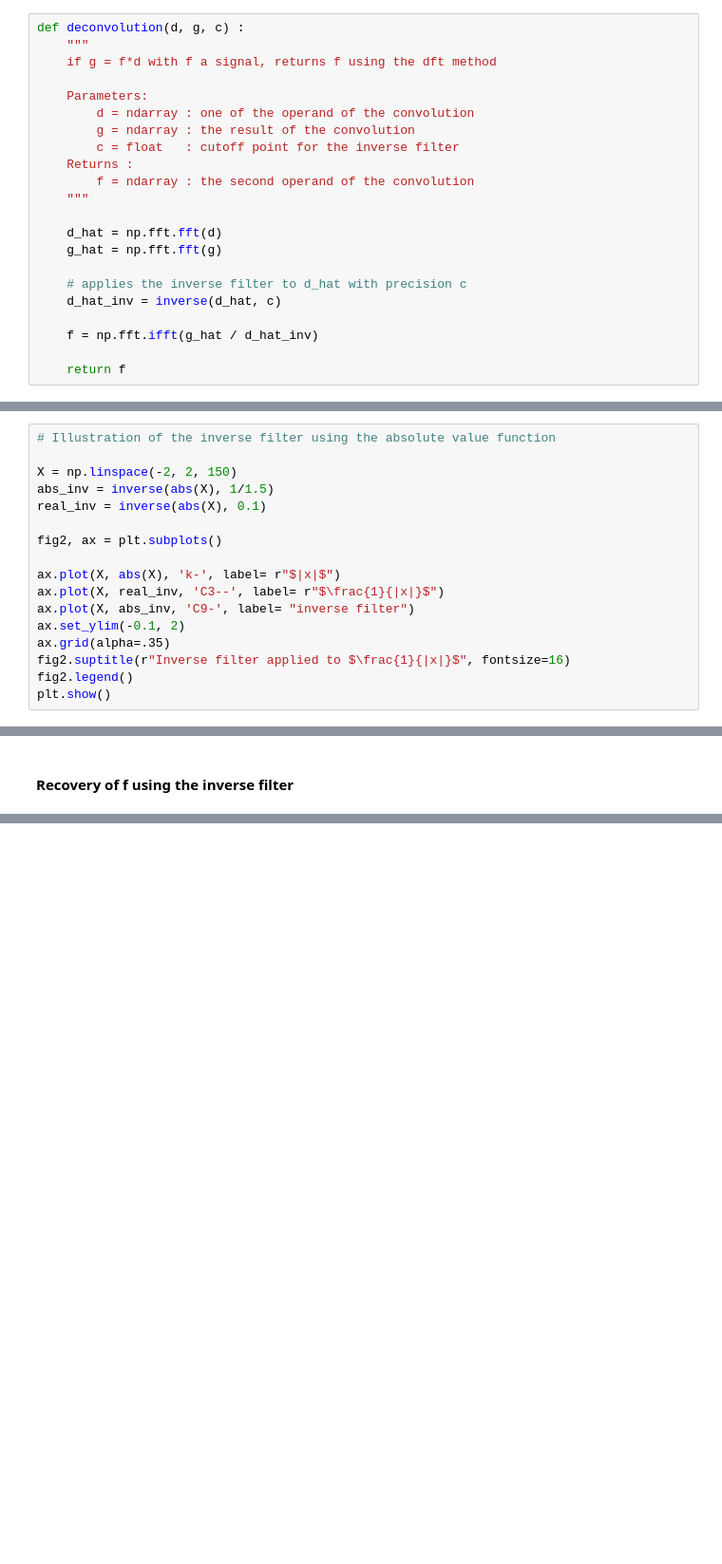
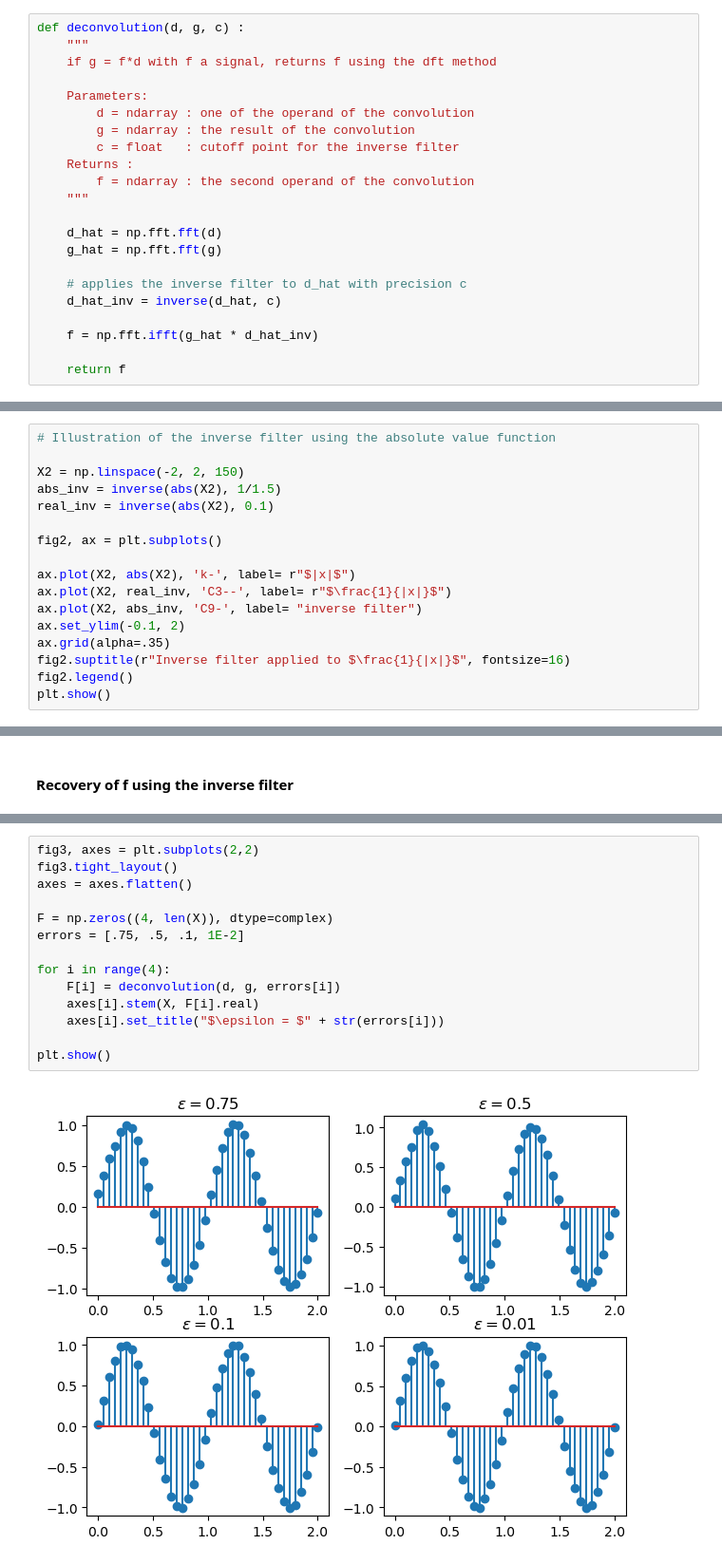
Before and after one commit to bdbonnaire/master_code, a Jupyter notebook: sp/lab3/Lab3 SP.ipynb, the cells around one changed output, grey strips where cells are left out. Shown: that part at 95% size. Saved outputs shown, nothing was run; the diff lists cells and outputs as text; blank space fills up the shorter version.

```diff
--- a/sp/lab3/Lab3 SP.ipynb
+++ b/sp/lab3/Lab3 SP.ipynb
@@ -198,7 +198,7 @@ def deconvolution(d, g, c) :
     # applies the inverse filter to d_hat with precision c
     d_hat_inv = inverse(d_hat, c)
 
-    f = np.fft.ifft(g_hat / d_hat_inv)
+    f = np.fft.ifft(g_hat * d_hat_inv)
 
     return f
 # %% [markdown]
@@ -233,15 +233,15 @@ def inverse(f, c) :
 # %%
 # Illustration of the inverse filter using the absolute value function
 
-X = np.linspace(-2, 2, 150)
-abs_inv = inverse(abs(X), 1/1.5)
-real_inv = inverse(abs(X), 0.1)
+X2 = np.linspace(-2, 2, 150)
+abs_inv = inverse(abs(X2), 1/1.5)
+real_inv = inverse(abs(X2), 0.1)
 
 fig2, ax = plt.subplots()
 
-ax.plot(X, abs(X), 'k-', label= r"$|x|$")
-ax.plot(X, real_inv, 'C3--', label= r"$\frac{1}{|x|}$")
-ax.plot(X, abs_inv, 'C9-', label= "inverse filter")
+ax.plot(X2, abs(X2), 'k-', label= r"$|x|$")
+ax.plot(X2, real_inv, 'C3--', label= r"$\frac{1}{|x|}$")
+ax.plot(X2, abs_inv, 'C9-', label= "inverse filter")
 ax.set_ylim(-0.1, 2)
 ax.grid(alpha=.35)
 fig2.suptitle(r"Inverse filter applied to $\frac{1}{|x|}$", fontsize=16)
@@ -255,0 +254,16 @@ fig3, axes = plt.subplots((2,2))
+# %%
+fig3, axes = plt.subplots(2,2)
+fig3.tight_layout()
+axes = axes.flatten()
+
+F = np.zeros((4, len(X)), dtype=complex)
+errors = [.75, .5, .1, 1E-2]
+
+for i in range(4):
+    F[i] = deconvolution(d, g, errors[i])
+    axes[i].stem(X, F[i].real)
+    axes[i].set_title("$\epsilon = $" + str(errors[i]))
+
+plt.show()
+# %% [output]
+[figure, added]
```
Also changed, not shown: parts of 2 cells of this notebook.
